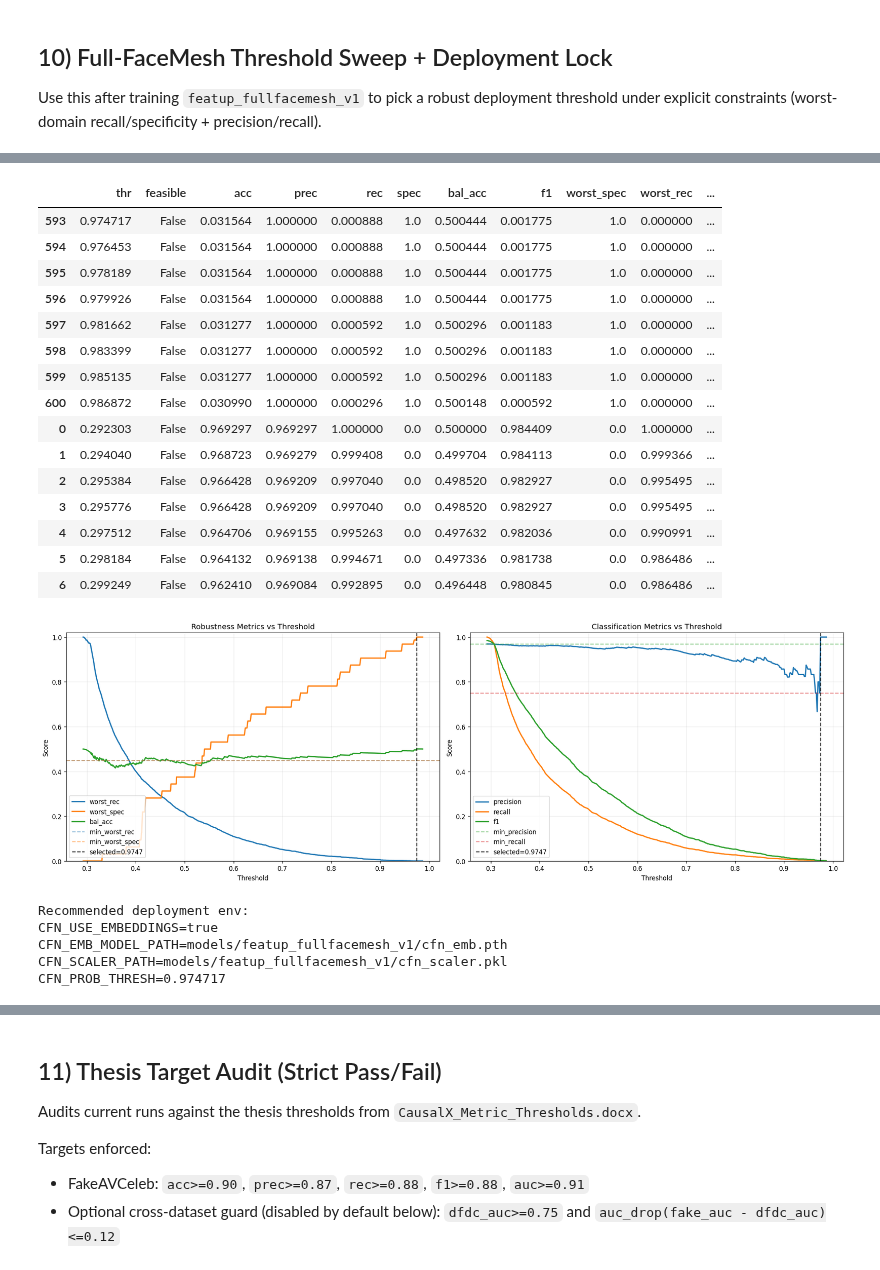
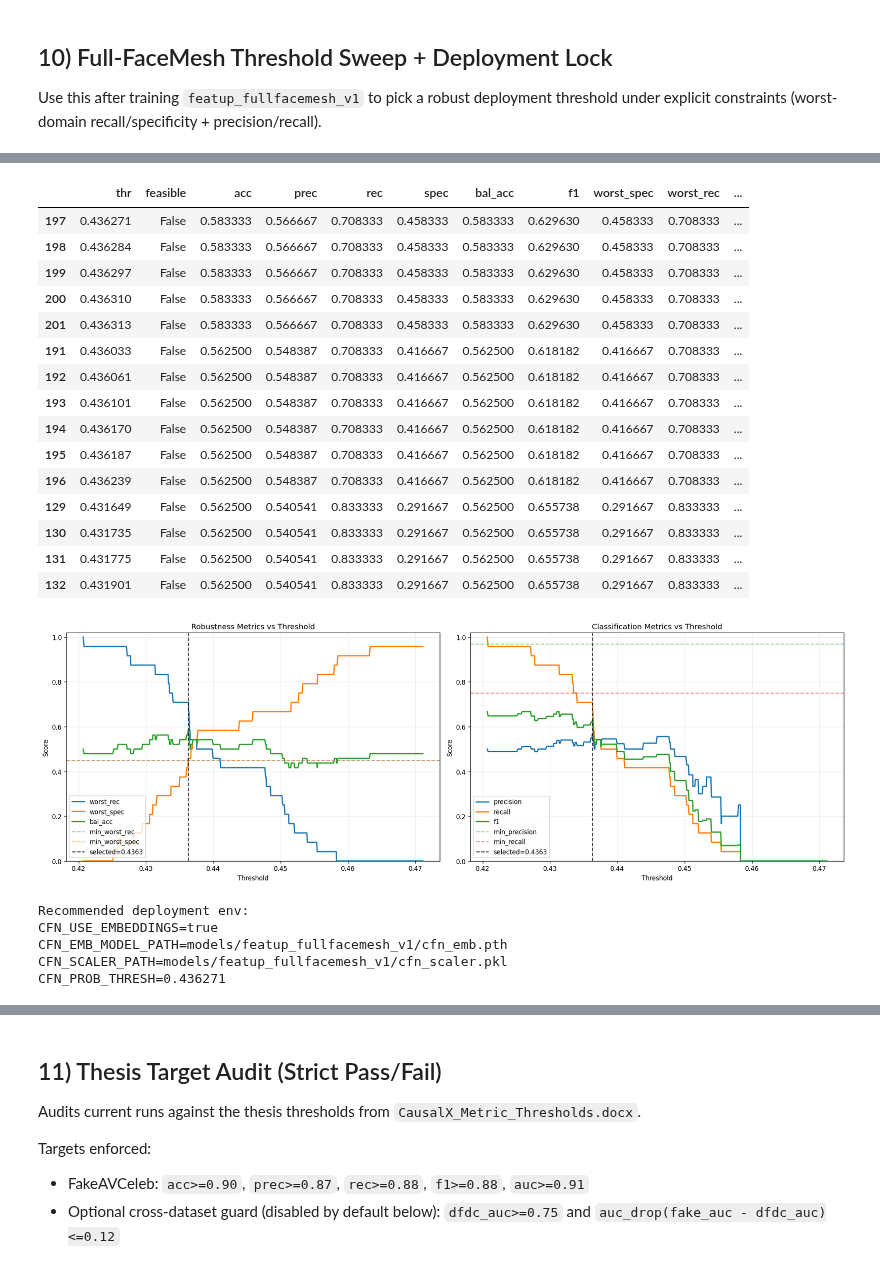
Before and after one commit to UmeshaSamarakoon/FYP, a Jupyter notebook: CausalX-Project/backend/notebooks/CFN_accuracy_colab_notes.ipynb, the cells around one changed output, grey strips where cells are left out. Drawn from its saved outputs; the diff is of its cells as text; code cells hidden in the pictures.

```diff
--- a/CausalX-Project/backend/notebooks/CFN_accuracy_colab_notes.ipynb
+++ b/CausalX-Project/backend/notebooks/CFN_accuracy_colab_notes.ipynb
@@ -12,0 +274,18 @@ End-to-end steps to cache checkpoints, build an embedding CSV, train CFN with em
+# %%
+step46_manifest_path = MODELS_DIR / 'fakeavceleb_best_step46_multiseed_manifest.json'
+step46_manifest = json.loads(step46_manifest_path.read_text())
+step46_summary = step46_manifest.get('summary_metrics', {})
+
+step46_df = pd.DataFrame([
+    {
+        'artifact': 'Step46 offline FakeAVCeleb best multiseed ensemble',
+        'acc': step46_summary.get('test_acc_mean'),
+        'bal_acc': step46_summary.get('test_bal_acc_mean'),
+        'f1': step46_summary.get('test_f1_mean'),
+        'auc': step46_summary.get('test_auc_mean'),
+    }
+])
+
+display(step46_df)
+print('Manifest:', step46_manifest_path)
+print('Selection basis:', step46_manifest.get('selection_basis'))
@@ -1888,21 +2174,35 @@ if 'BACKEND_ROOT' not in globals() or not Path(BACKEND_ROOT).exists() or not (Pa
 if BACKEND_ROOT is None:
     raise RuntimeError('Cannot find backend root with src/ directory.')
 
-MODEL_TAG = 'featup_fullfacemesh_v1'
-MODEL_DIR = BACKEND_ROOT / 'models' / MODEL_TAG
+MODEL_DIR_CANDIDATES = [
+    BACKEND_ROOT / 'models' / 'step46_liveprecompute_fakeav_v2_20260401_033144',
+    BACKEND_ROOT / 'models' / 'step46_liveprecompute_fakeav_v2_20260401_020440',
+    BACKEND_ROOT / 'models' / 'step46_liveprecompute_fakeav_v2_single_bestf1_20260401',
+    BACKEND_ROOT / 'models' / 'liveprecompute_balanced',
+    BACKEND_ROOT / 'models',
+]
+MODEL_DIR = next(
+    (
+        p for p in MODEL_DIR_CANDIDATES
+        if (p / 'cfn_emb.pth').exists() and (p / 'cfn_scaler.pkl').exists() and (p / 'cfn_threshold_report.json').exists()
+    ),
+    None,
+)
 REPORT_PATH = MODEL_DIR / 'cfn_threshold_report.json'
 MODEL_PATH = MODEL_DIR / 'cfn_emb.pth'
 SCALER_PATH = MODEL_DIR / 'cfn_scaler.pkl'
 
 TEST_CSV_CANDIDATES = [
-    BACKEND_ROOT / 'data/processed/causal_multimodal_dataset_mixed_test_full_facemesh.csv',
-    BACKEND_ROOT / 'data/processed/causal_multimodal_dataset_mixed_test_plus_dfdc_part2.csv',
-    BACKEND_ROOT / 'data/processed/causal_multimodal_dataset_mixed_test_plus_dfdc.csv',
-    BACKEND_ROOT / 'data/processed/causal_multimodal_dataset_mixed_test.csv',
+    BACKEND_ROOT / 'data/processed/step46_liveprecompute_fakeav_v2_test.csv',
+    BACKEND_ROOT / 'data/processed/causal_multimodal_dataset_fakeav_v2_test.csv',
+    BACKEND_ROOT / 'data/processed/step46_liveprecompute_fakeav_bal_test.csv',
+    BACKEND_ROOT / 'data/processed/causal_multimodal_dataset_fakeav_bal_test.csv',
+    BACKEND_ROOT / 'data/processed/step46_liveprecompute_fakeav_fulltrain_test.csv',
+    BACKEND_ROOT / 'data/processed/causal_multimodal_dataset_fakeav_fulltrain_test.csv',
 ]
 TEST_CSV = next((p for p in TEST_CSV_CANDIDATES if p.exists()), None)
 
-if not MODEL_PATH.exists() or not REPORT_PATH.exists():
+if MODEL_DIR is None or not MODEL_PATH.exists() or not REPORT_PATH.exists():
     raise FileNotFoundError(f'Missing model/report artifacts under {MODEL_DIR}')
 if TEST_CSV is None:
     raise FileNotFoundError('No suitable test CSV found for threshold sweep.')
@@ -2085,22 +2383,22 @@ Recommended threshold       : 0.974717
 |  | thr | feasible | acc | prec | rec | spec | bal_acc | f1 | worst_spec | worst_rec | ... |
-| 593 | 0.974717 | False | 0.031564 | 1.000000 | 0.000888 | 1.0 | 0.500444 | 0.001775 | 1.0 | 0.000000 | ... |
-| 594 | 0.976453 | False | 0.031564 | 1.000000 | 0.000888 | 1.0 | 0.500444 | 0.001775 | 1.0 | 0.000000 | ... |
-| 595 | 0.978189 | False | 0.031564 | 1.000000 | 0.000888 | 1.0 | 0.500444 | 0.001775 | 1.0 | 0.000000 | ... |
-| 596 | 0.979926 | False | 0.031564 | 1.000000 | 0.000888 | 1.0 | 0.500444 | 0.001775 | 1.0 | 0.000000 | ... |
-| 597 | 0.981662 | False | 0.031277 | 1.000000 | 0.000592 | 1.0 | 0.500296 | 0.001183 | 1.0 | 0.000000 | ... |
-| 598 | 0.983399 | False | 0.031277 | 1.000000 | 0.000592 | 1.0 | 0.500296 | 0.001183 | 1.0 | 0.000000 | ... |
-| 599 | 0.985135 | False | 0.031277 | 1.000000 | 0.000592 | 1.0 | 0.500296 | 0.001183 | 1.0 | 0.000000 | ... |
-| 600 | 0.986872 | False | 0.030990 | 1.000000 | 0.000296 | 1.0 | 0.500148 | 0.000592 | 1.0 | 0.000000 | ... |
-| 0 | 0.292303 | False | 0.969297 | 0.969297 | 1.000000 | 0.0 | 0.500000 | 0.984409 | 0.0 | 1.000000 | ... |
-| 1 | 0.294040 | False | 0.968723 | 0.969279 | 0.999408 | 0.0 | 0.499704 | 0.984113 | 0.0 | 0.999366 | ... |
-| 2 | 0.295384 | False | 0.966428 | 0.969209 | 0.997040 | 0.0 | 0.498520 | 0.982927 | 0.0 | 0.995495 | ... |
-| 3 | 0.295776 | False | 0.966428 | 0.969209 | 0.997040 | 0.0 | 0.498520 | 0.982927 | 0.0 | 0.995495 | ... |
-| 4 | 0.297512 | False | 0.964706 | 0.969155 | 0.995263 | 0.0 | 0.497632 | 0.982036 | 0.0 | 0.990991 | ... |
-| 5 | 0.298184 | False | 0.964132 | 0.969138 | 0.994671 | 0.0 | 0.497336 | 0.981738 | 0.0 | 0.986486 | ... |
-| 6 | 0.299249 | False | 0.962410 | 0.969084 | 0.992895 | 0.0 | 0.496448 | 0.980845 | 0.0 | 0.986486 | ... |
+| 197 | 0.436271 | False | 0.583333 | 0.566667 | 0.708333 | 0.458333 | 0.583333 | 0.629630 | 0.458333 | 0.708333 | ... |
+| 198 | 0.436284 | False | 0.583333 | 0.566667 | 0.708333 | 0.458333 | 0.583333 | 0.629630 | 0.458333 | 0.708333 | ... |
+| 199 | 0.436297 | False | 0.583333 | 0.566667 | 0.708333 | 0.458333 | 0.583333 | 0.629630 | 0.458333 | 0.708333 | ... |
+| 200 | 0.436310 | False | 0.583333 | 0.566667 | 0.708333 | 0.458333 | 0.583333 | 0.629630 | 0.458333 | 0.708333 | ... |
+| 201 | 0.436313 | False | 0.583333 | 0.566667 | 0.708333 | 0.458333 | 0.583333 | 0.629630 | 0.458333 | 0.708333 | ... |
+| 191 | 0.436033 | False | 0.562500 | 0.548387 | 0.708333 | 0.416667 | 0.562500 | 0.618182 | 0.416667 | 0.708333 | ... |
+| 192 | 0.436061 | False | 0.562500 | 0.548387 | 0.708333 | 0.416667 | 0.562500 | 0.618182 | 0.416667 | 0.708333 | ... |
+| 193 | 0.436101 | False | 0.562500 | 0.548387 | 0.708333 | 0.416667 | 0.562500 | 0.618182 | 0.416667 | 0.708333 | ... |
+| 194 | 0.436170 | False | 0.562500 | 0.548387 | 0.708333 | 0.416667 | 0.562500 | 0.618182 | 0.416667 | 0.708333 | ... |
+| 195 | 0.436187 | False | 0.562500 | 0.548387 | 0.708333 | 0.416667 | 0.562500 | 0.618182 | 0.416667 | 0.708333 | ... |
+| 196 | 0.436239 | False | 0.562500 | 0.548387 | 0.708333 | 0.416667 | 0.562500 | 0.618182 | 0.416667 | 0.708333 | ... |
+| 129 | 0.431649 | False | 0.562500 | 0.540541 | 0.833333 | 0.291667 | 0.562500 | 0.655738 | 0.291667 | 0.833333 | ... |
+| 130 | 0.431735 | False | 0.562500 | 0.540541 | 0.833333 | 0.291667 | 0.562500 | 0.655738 | 0.291667 | 0.833333 | ... |
+| 131 | 0.431775 | False | 0.562500 | 0.540541 | 0.833333 | 0.291667 | 0.562500 | 0.655738 | 0.291667 | 0.833333 | ... |
+| 132 | 0.431901 | False | 0.562500 | 0.540541 | 0.833333 | 0.291667 | 0.562500 | 0.655738 | 0.291667 | 0.833333 | ... |
-[figure, old version]
+[figure, new version]
 Recommended deployment env:
 CFN_USE_EMBEDDINGS=true
 CFN_EMB_MODEL_PATH=models/featup_fullfacemesh_v1/cfn_emb.pth
 CFN_SCALER_PATH=models/featup_fullfacemesh_v1/cfn_scaler.pkl
-CFN_PROB_THRESH=0.974717
+CFN_PROB_THRESH=0.436271
```
Also changed, not shown: parts of 121 cells of this notebook, 6 other files.
